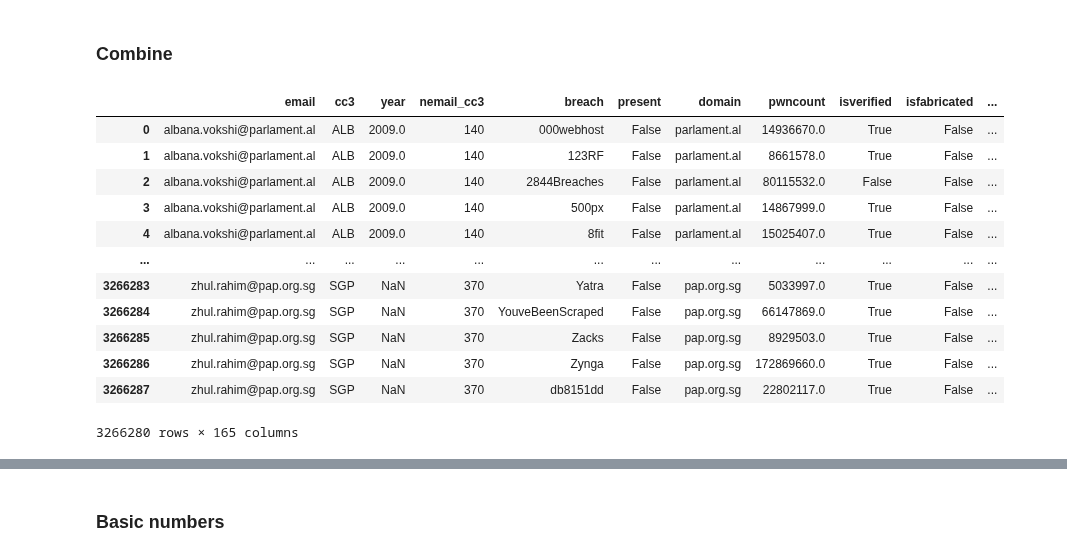
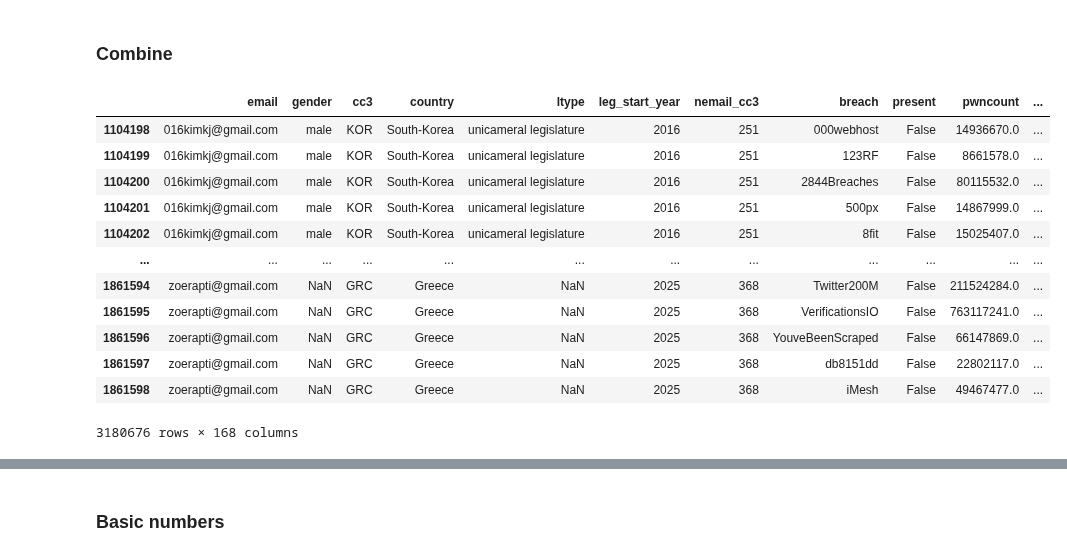
Before and after one commit to themains/pwned_pols, a Jupyter notebook: scripts/06_everypol_summ.ipynb, the cells around one changed output, grey strips where cells are left out. Saved outputs shown, nothing was run; the diff lists cells and outputs as text; code cells hidden in the pictures.

```diff
--- a/scripts/06_everypol_summ.ipynb
+++ b/scripts/06_everypol_summ.ipynb
@@ -571,7 +571,8 @@ df_ep_email_breach_expanded.head(3)
 ### Scraped data
 # %%
 df_scraped_email_breach_expanded = (
-    df_scraped_emails.filter(["email", "cc3", "country", "year", "nemail_cc3"])
+    df_scraped_emails
+    .filter(["email", "cc3", "country", "leg_start_year", "nemail_cc3"])
     # ============================================================================
     # Merge to breached status
     .merge(
@@ -646,35 +667,38 @@ Paste (no breach)
 # %%
 df_email_breach_expanded = (
     pd.concat(
         [
             df_ep_email_breach_expanded.remove_columns(
-                ["gender", "country", "ltype", "chamber", "legislature"]
-            ).rename_column("leg_start_year", "year"),
-            df_scraped_email_breach_expanded.remove_columns(["country"]),
+                ["chamber", "legislature"]
+            ).assign(source="ep"),
+            df_scraped_email_breach_expanded.assign(source="scraped"),
         ],
         ignore_index=True,
     )
     .dropna(subset=["breach"])
+    # Dedup by email-breach
+    .sort_values(["source", "email"])
+    .drop_duplicates(subset=["email", "breach"], keep="first")
     .assign(present=lambda df_: df_["present"].astype(bool))
-    #     # ========================================================================
+    # ========================================================================
     .assign(
         seriousbreach=lambda df_: df_[LIST_SERIOUS_DATACLASSES].max(axis=1).astype(int)
     )
     # ========================================================================
     .pipe(lambda df_: classify_comm_gov_email(df_))
 )
 df_email_breach_expanded
 # %% [output]
-|  | email | cc3 | year | nemail_cc3 | breach | present | domain | pwncount | isverified | isfabricated | ... |
-| 0 | albana.vokshi@parlament.al | ALB | 2009.0 | 140 | 000webhost | False | parlament.al | 14936670.0 | True | False | ... |
-| 1 | albana.vokshi@parlament.al | ALB | 2009.0 | 140 | 123RF | False | parlament.al | 8661578.0 | True | False | ... |
-| 2 | albana.vokshi@parlament.al | ALB | 2009.0 | 140 | 2844Breaches | False | parlament.al | 80115532.0 | False | False | ... |
-| 3 | albana.vokshi@parlament.al | ALB | 2009.0 | 140 | 500px | False | parlament.al | 14867999.0 | True | False | ... |
-| 4 | albana.vokshi@parlament.al | ALB | 2009.0 | 140 | 8fit | False | parlament.al | 15025407.0 | True | False | ... |
+|  | email | gender | cc3 | country | ltype | leg_start_year | nemail_cc3 | breach | present | pwncount | ... |
+| 1104198 | 016kimkj@gmail.com | male | KOR | South-Korea | unicameral legislature | 2016 | 251 | 000webhost | False | 14936670.0 | ... |
+| 1104199 | 016kimkj@gmail.com | male | KOR | South-Korea | unicameral legislature | 2016 | 251 | 123RF | False | 8661578.0 | ... |
+| 1104200 | 016kimkj@gmail.com | male | KOR | South-Korea | unicameral legislature | 2016 | 251 | 2844Breaches | False | 80115532.0 | ... |
+| 1104201 | 016kimkj@gmail.com | male | KOR | South-Korea | unicameral legislature | 2016 | 251 | 500px | False | 14867999.0 | ... |
+| 1104202 | 016kimkj@gmail.com | male | KOR | South-Korea | unicameral legislature | 2016 | 251 | 8fit | False | 15025407.0 | ... |
 | ... | ... | ... | ... | ... | ... | ... | ... | ... | ... | ... | ... |
-| 3266283 | zhul.rahim@pap.org.sg | SGP | NaN | 370 | Yatra | False | pap.org.sg | 5033997.0 | True | False | ... |
-| 3266284 | zhul.rahim@pap.org.sg | SGP | NaN | 370 | YouveBeenScraped | False | pap.org.sg | 66147869.0 | True | False | ... |
-| 3266285 | zhul.rahim@pap.org.sg | SGP | NaN | 370 | Zacks | False | pap.org.sg | 8929503.0 | True | False | ... |
-| 3266286 | zhul.rahim@pap.org.sg | SGP | NaN | 370 | Zynga | False | pap.org.sg | 172869660.0 | True | False | ... |
-| 3266287 | zhul.rahim@pap.org.sg | SGP | NaN | 370 | db8151dd | False | pap.org.sg | 22802117.0 | True | False | ... |
+| 1861594 | zoerapti@gmail.com | NaN | GRC | Greece | NaN | 2025 | 368 | Twitter200M | False | 211524284.0 | ... |
+| 1861595 | zoerapti@gmail.com | NaN | GRC | Greece | NaN | 2025 | 368 | VerificationsIO | False | 763117241.0 | ... |
+| 1861596 | zoerapti@gmail.com | NaN | GRC | Greece | NaN | 2025 | 368 | YouveBeenScraped | False | 66147869.0 | ... |
+| 1861597 | zoerapti@gmail.com | NaN | GRC | Greece | NaN | 2025 | 368 | db8151dd | False | 22802117.0 | ... |
+| 1861598 | zoerapti@gmail.com | NaN | GRC | Greece | NaN | 2025 | 368 | iMesh | False | 49467477.0 | ... |
-3266280 rows × 165 columns
+3180676 rows × 168 columns
```
Also changed, not shown: parts of 49 cells of this notebook, 11 other files.
